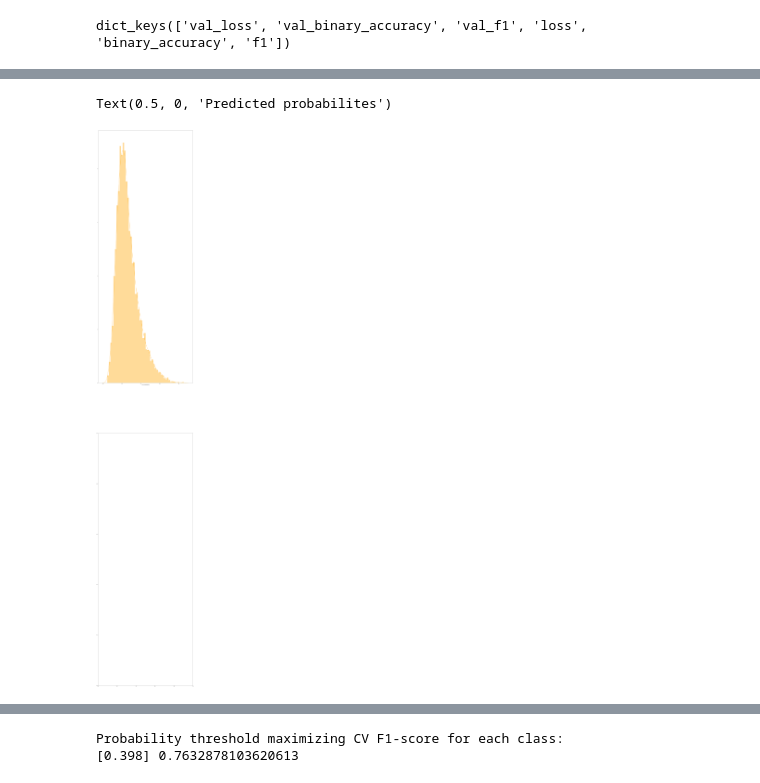
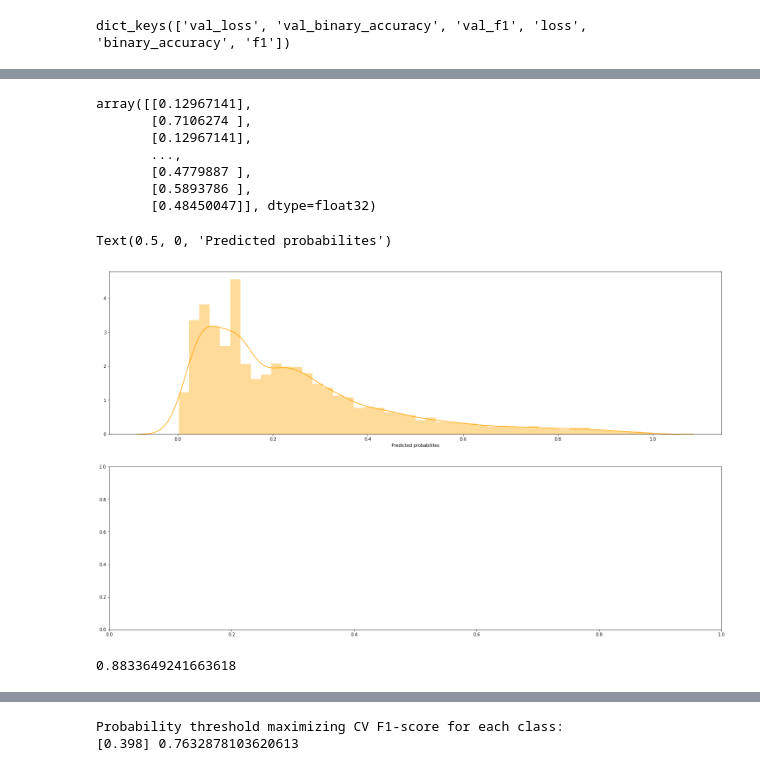
Before and after one commit to AnastassiyaP/kaggle-santander, a Jupyter notebook: NN.ipynb, the cells around one changed output, grey strips where cells are left out. Drawn from its saved outputs; the diff is of its cells as text; code cells hidden in the pictures.

```diff
--- a/NN.ipynb
+++ b/NN.ipynb
@@ -138,8 +212,8 @@ test =  (test-mean)/std
 # %%
 X_val = train[:10000]
-y_val = y[:10000]
+y_val = target[:10000]
 X = train[10000:]
-y = y[10000:]
+y = target[10000:]
 # %%
 X.shape
 # %% [output]
@@ -147,7 +272,20 @@ X.shape
 # %%
+# 2layers l1=4,l2=20 - best
 model  = models.Sequential()
-model.add(layers.Dense(10, activation='relu',input_shape=(200,)))
+model.add(layers.Dense(4, activation='relu',input_shape=(1203,)))
 model.add(layers.Dense(20, activation='relu',))
 # model.add(layers.Dropout(0.5))
-model.add(layers.Dense(10, activation='relu',kernel_regularizer=regularizers.l2(0.05)))
+# model.add(layers.Dense(5, activation='relu',kernel_regularizer=regularizers.l2(0.01)))
 model.add(layers.Dense(1, activation='sigmoid'))
+
+model.compile(optimizer='rmsprop',loss = 'binary_crossentropy' ,metrics=['binary_accuracy',auc])
+# model.compile(optimizer='rmsprop',loss =[focal_loss(alpha=.5, gamma=2)],metrics=['binary_accuracy',f1])
+history=model.fit(X,y,
+                  epochs=2,
+                  batch_size=1000,
+                  validation_data=(X_val,y_val),
+                  class_weight = {0 : 1., 1: 10}
+)
+
+val_pred = model.predict(X_val)
+score = roc_auc_score(y_val, val_pred)
@@ -154,9 +297,0 @@ model.add(layers.Dense(1, activation='sigmoid'))
-# %%
-model.compile(optimizer='rmsprop',loss =[focal_loss(alpha=.5, gamma=2)],metrics=['binary_accuracy',f1])
-# %%
-history=model.fit(X,y,
-                  epochs=20,
-                  batch_size=1000,
-                  validation_data=(X_val,y_val),
-                 class_weight = {0 : 1., 1: 20.}
-)
@@ -183,14 +333,27 @@ fig.savefig("losses_improved_model", format="eps")
 # %%
 val_pred = model.predict(X_val)
+val_pred
+# %% [output]
+array([[0.12967141],
+       [0.7106274 ],
+       [0.12967141],
+       ...,
+       [0.4779887 ],
+       [0.5893786 ],
+       [0.48450047]], dtype=float32)
 # %%
 import seaborn as sns
-fig, ax = plt.subplots(2,1,figsize=(25,150))
+fig, ax = plt.subplots(2,1,figsize=(25,15))
 sns.distplot(val_pred, color="Orange", ax=ax[0])
 ax[0].set_xlabel("Predicted probabilites")
 # sns.distplot(improved_proba_predictions.values[:,1], color="Purple", ax=ax[1])
 # ax[1].set_xlabel("Predicted probabilites of {}".format(improved_proba_predictions.columns.values[1]))
 # ax[1]
 # %% [output]
 Text(0.5, 0, 'Predicted probabilites')
-[figure, old version]
+[figure, new version]
+# %%
+roc_auc_score(y_val, val_pred)
+# %% [output]
+0.8833649241663618
 # %%
```
Also changed, not shown: parts of 24 cells of this notebook, 1 other file.
